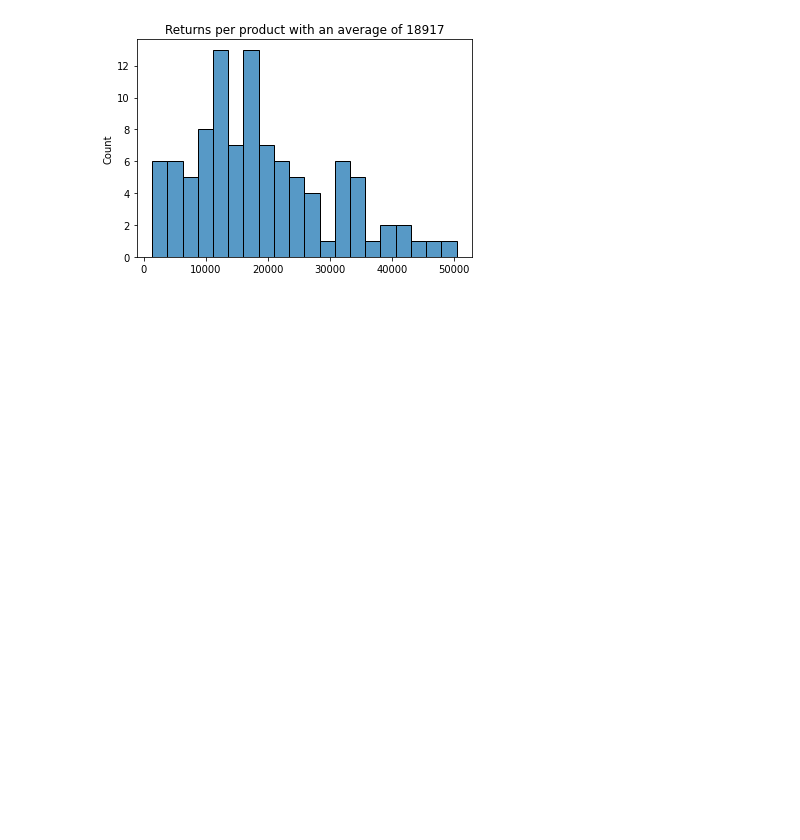
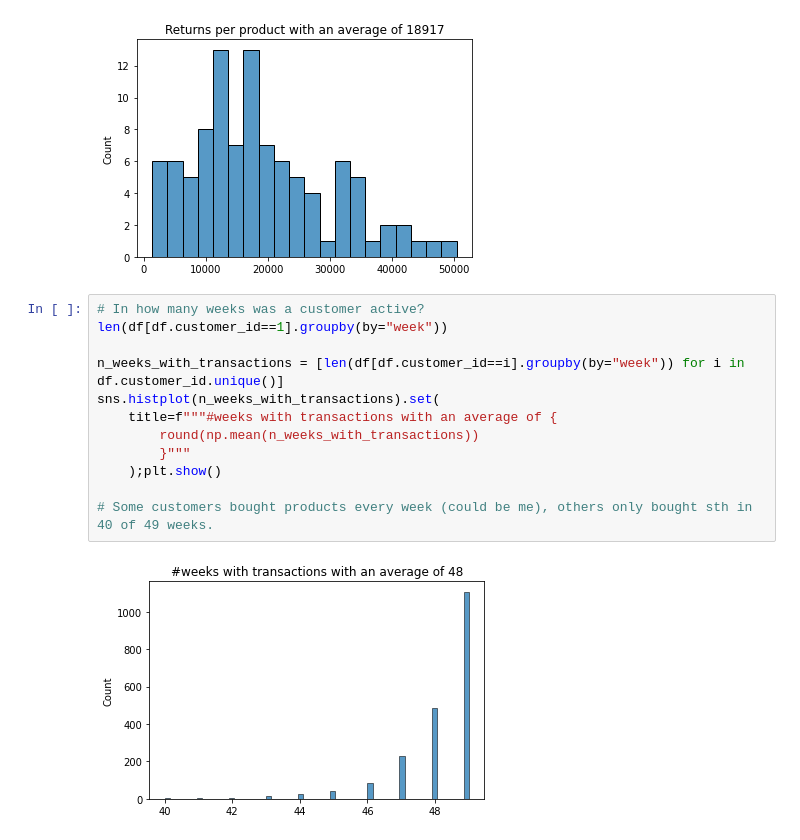
Before and after one commit to sekR4/classification-challenge, a Jupyter notebook: src/draft.ipynb, the cells around one changed output. Drawn from its saved outputs; the diff is of its cells as text; blank space fills up the shorter version.

```diff
--- a/src/draft.ipynb
+++ b/src/draft.ipynb
@@ -92,6 +92,20 @@ sns.histplot(returns_per_product, bins=20).set(
 # Similar picture like transactions per product
 # %% [output]
 [figure]
+# %%
+# In how many weeks was a customer active?
+len(df[df.customer_id==1].groupby(by="week"))
+
+n_weeks_with_transactions = [len(df[df.customer_id==i].groupby(by="week")) for i in df.customer_id.unique()]
+sns.histplot(n_weeks_with_transactions).set(
+    title=f"""#weeks with transactions with an average of {
+        round(np.mean(n_weeks_with_transactions))
+        }"""
+    );plt.show()
+
+# Some customers bought products every week (could be me), others only bought sth in 40 of 49 weeks.
+# %% [output]
+[figure, added]
 # %%
 # Customer Features (joins by id & id+week)
 customer_static_features = {
```
Also changed, not shown: parts of 10 cells of this notebook.
